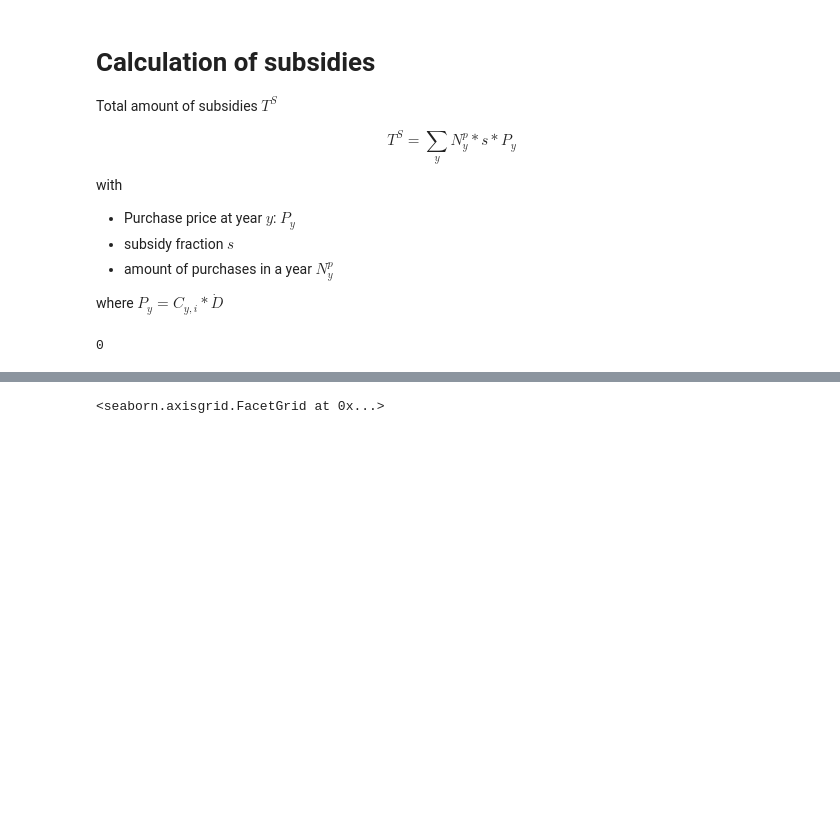
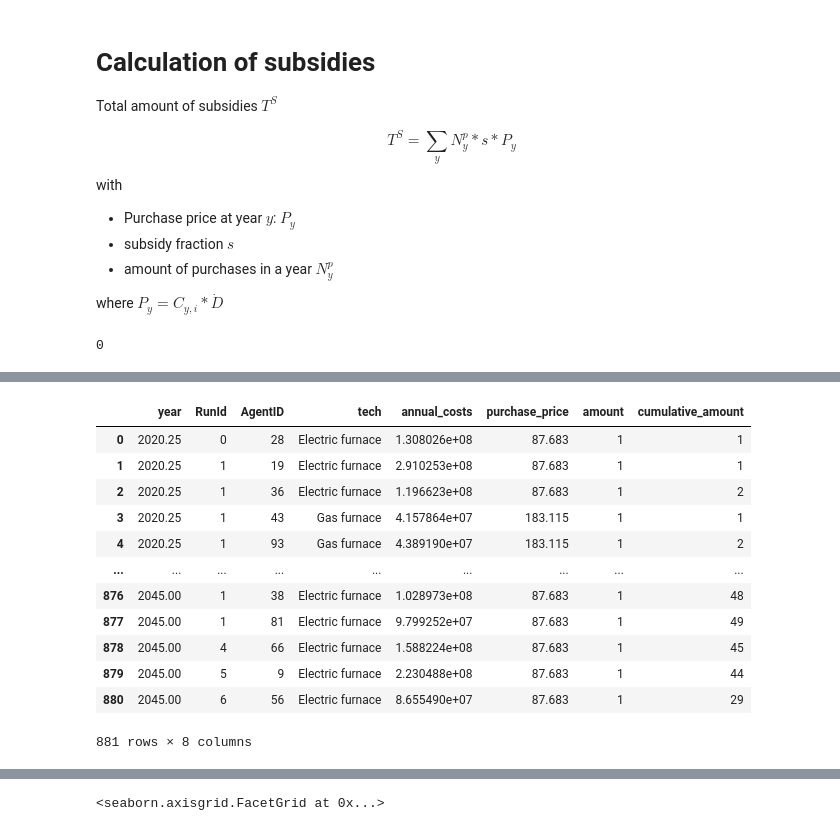
Before and after one commit to david-huck/abetam, a Jupyter notebook: subsidies.ipynb, the cells around one changed output, grey strips where cells are left out. Cells and saved outputs as stored; diff of their text form; code cells hidden in the pictures; blank space fills up the shorter version.

```diff
--- a/subsidies.ipynb
+++ b/subsidies.ipynb
@@ -37,0 +57,16 @@ where $P_y = C_{y,i} * \dot{D}$
+# %%
+res.adoption_details_df
+# %% [output]
+|  | year | RunId | AgentID | tech | annual_costs | purchase_price | amount | cumulative_amount |
+| 0 | 2020.25 | 0 | 28 | Electric furnace | 1.308026e+08 | 87.683 | 1 | 1 |
+| 1 | 2020.25 | 1 | 19 | Electric furnace | 2.910253e+08 | 87.683 | 1 | 1 |
+| 2 | 2020.25 | 1 | 36 | Electric furnace | 1.196623e+08 | 87.683 | 1 | 2 |
+| 3 | 2020.25 | 1 | 43 | Gas furnace | 4.157864e+07 | 183.115 | 1 | 1 |
+| 4 | 2020.25 | 1 | 93 | Gas furnace | 4.389190e+07 | 183.115 | 1 | 2 |
+| ... | ... | ... | ... | ... | ... | ... | ... | ... |
+| 876 | 2045.00 | 1 | 38 | Electric furnace | 1.028973e+08 | 87.683 | 1 | 48 |
+| 877 | 2045.00 | 1 | 81 | Electric furnace | 9.799252e+07 | 87.683 | 1 | 49 |
+| 878 | 2045.00 | 4 | 66 | Electric furnace | 1.588224e+08 | 87.683 | 1 | 45 |
+| 879 | 2045.00 | 5 | 9 | Electric furnace | 2.230488e+08 | 87.683 | 1 | 44 |
+| 880 | 2045.00 | 6 | 56 | Electric furnace | 8.655490e+07 | 87.683 | 1 | 29 |
+881 rows × 8 columns
```
Also changed, not shown: parts of 6 cells of this notebook, 3 other files.
